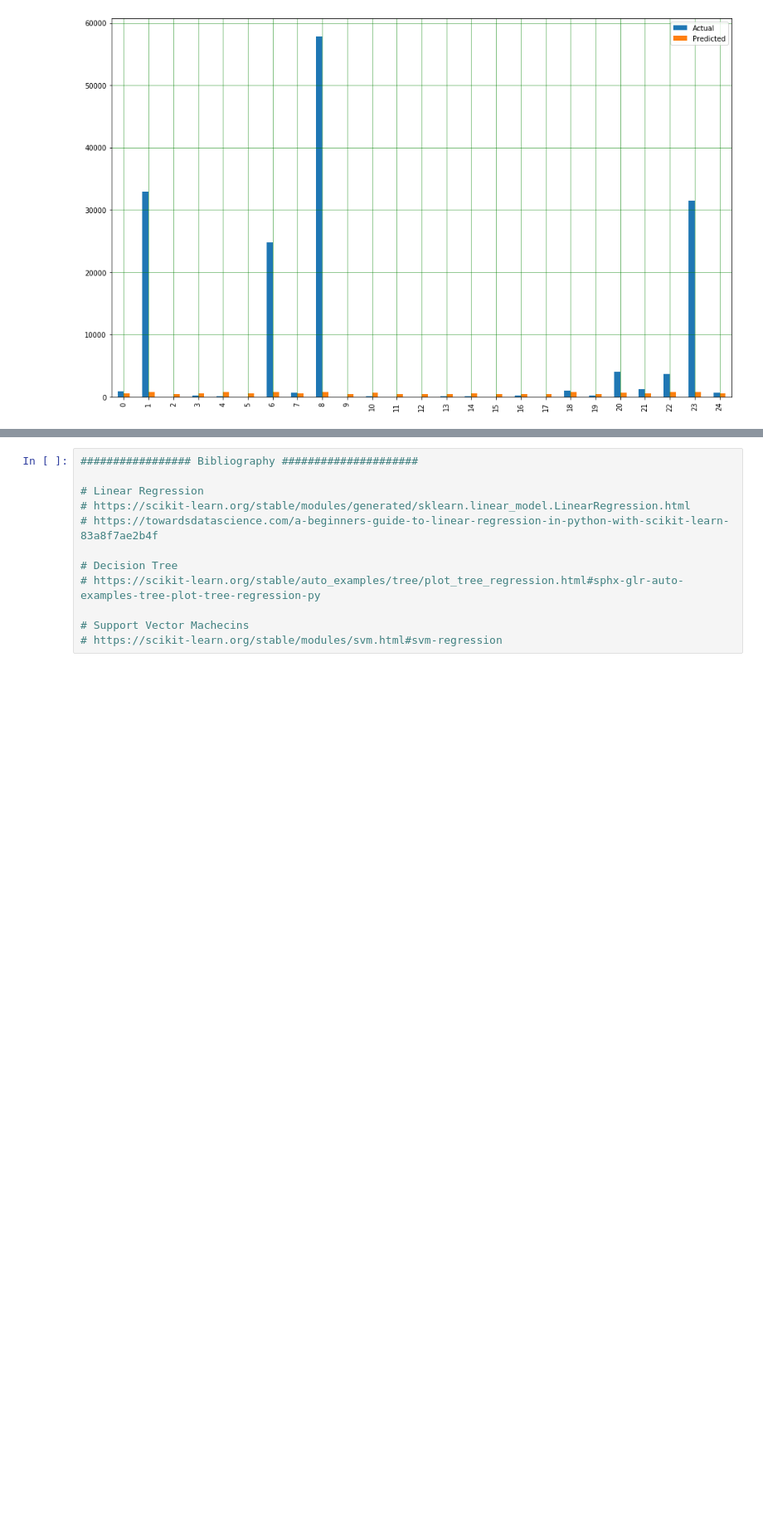
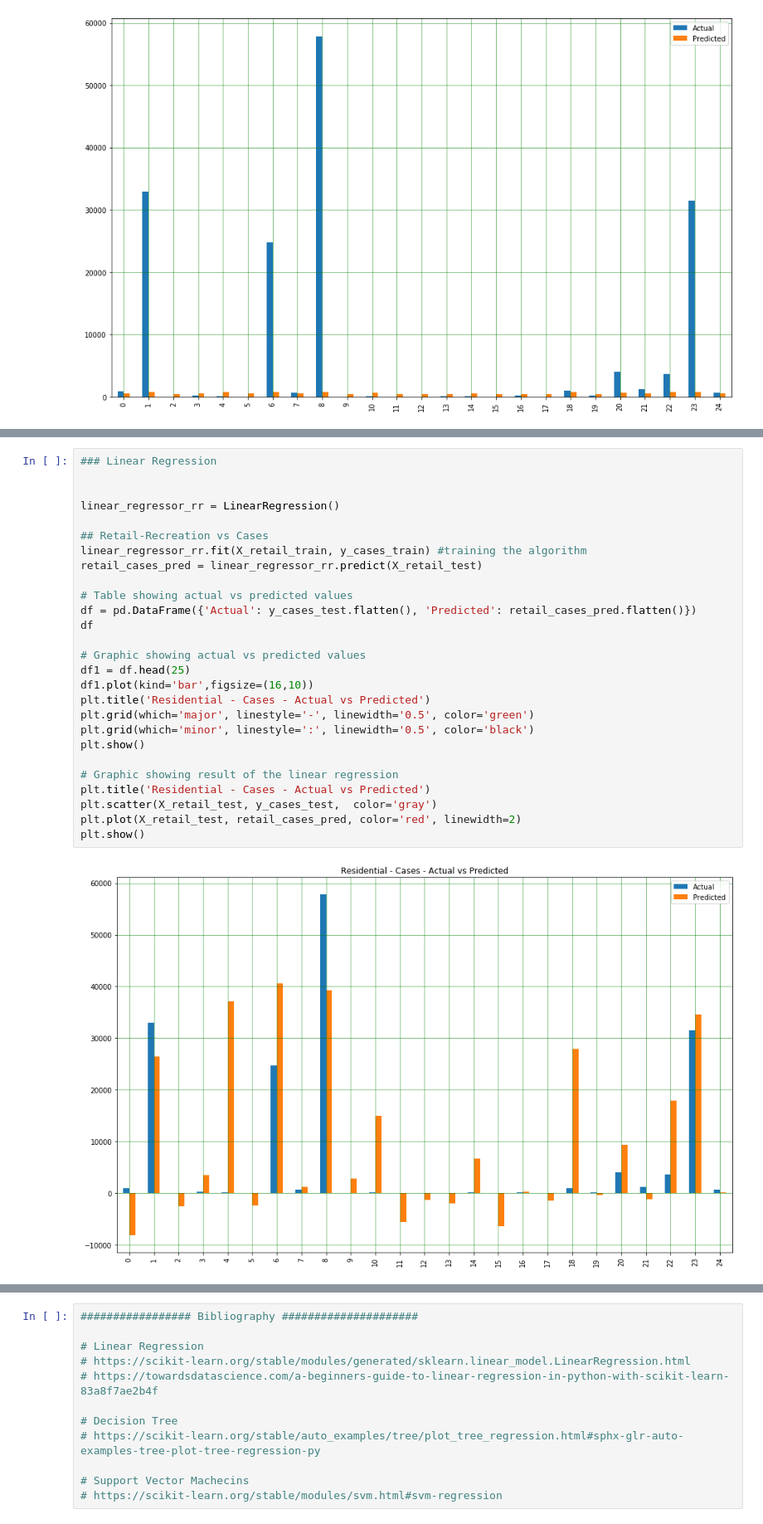
Before and after one commit to leonormsousa/IART_1920, a Jupyter notebook: Proj2/proj.ipynb, the cells around one changed output, grey strips where cells are left out. Shown at 83% size. Cells and saved outputs as stored; diff of their text form; blank space fills up the shorter version.

```diff
--- a/Proj2/proj.ipynb
+++ b/Proj2/proj.ipynb
@@ -530,0 +555,29 @@ plt.show()
+# %%
+### Linear Regression
+
+
+linear_regressor_rr = LinearRegression()
+
+## Retail-Recreation vs Cases
+linear_regressor_rr.fit(X_retail_train, y_cases_train) #training the algorithm
+retail_cases_pred = linear_regressor_rr.predict(X_retail_test)
+
+# Table showing actual vs predicted values
+df = pd.DataFrame({'Actual': y_cases_test.flatten(), 'Predicted': retail_cases_pred.flatten()})
+df
+
+# Graphic showing actual vs predicted values
+df1 = df.head(25)
+df1.plot(kind='bar',figsize=(16,10))
+plt.title('Residential - Cases - Actual vs Predicted')
+plt.grid(which='major', linestyle='-', linewidth='0.5', color='green')
+plt.grid(which='minor', linestyle=':', linewidth='0.5', color='black')
+plt.show()
+
+# Graphic showing result of the linear regression
+plt.title('Residential - Cases - Actual vs Predicted')
+plt.scatter(X_retail_test, y_cases_test,  color='gray')
+plt.plot(X_retail_test, retail_cases_pred, color='red', linewidth=2)
+plt.show()
+# %% [output]
+[figure, added]
```
Also changed, not shown: parts of 25 cells of this notebook.
